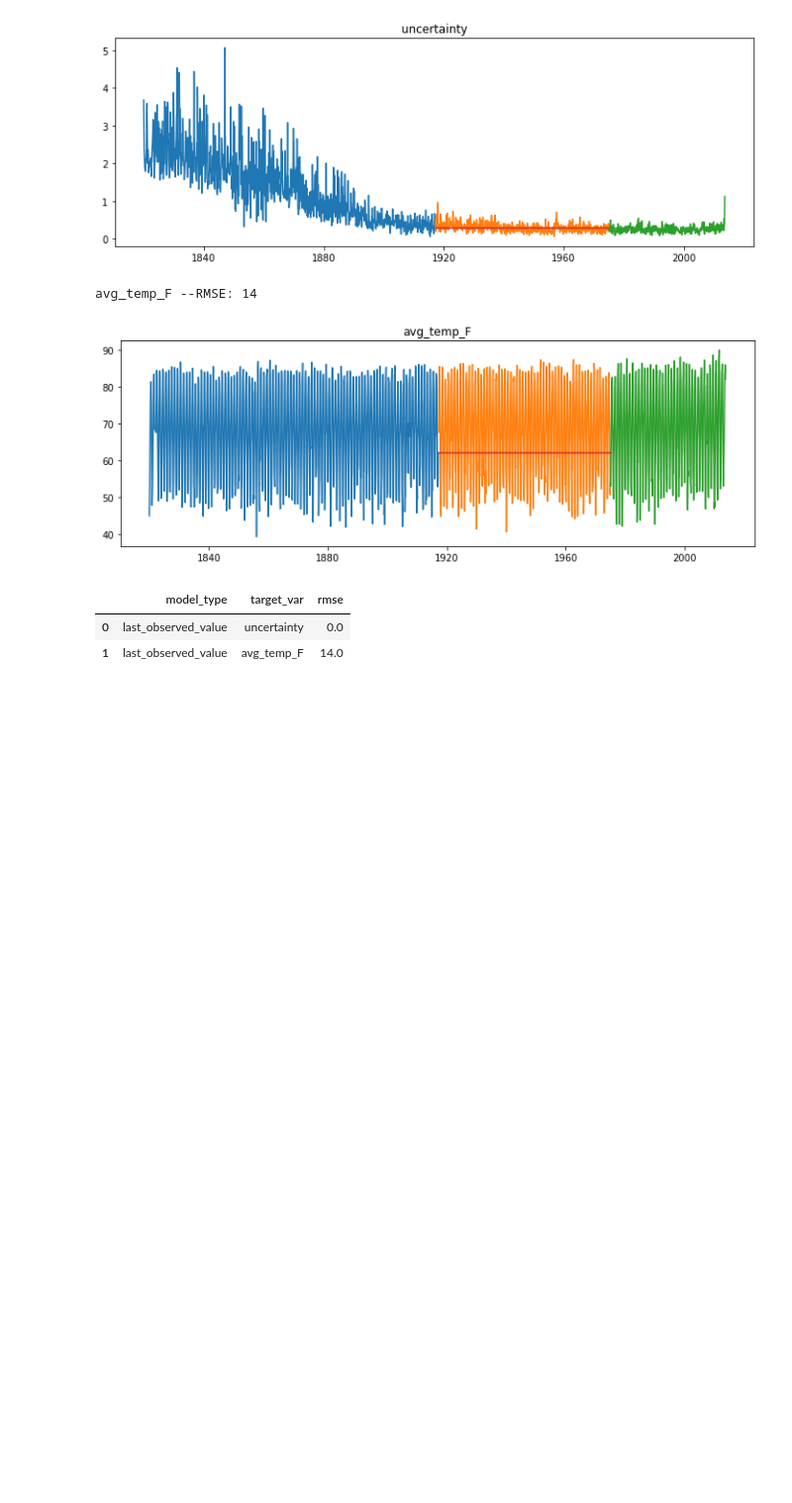
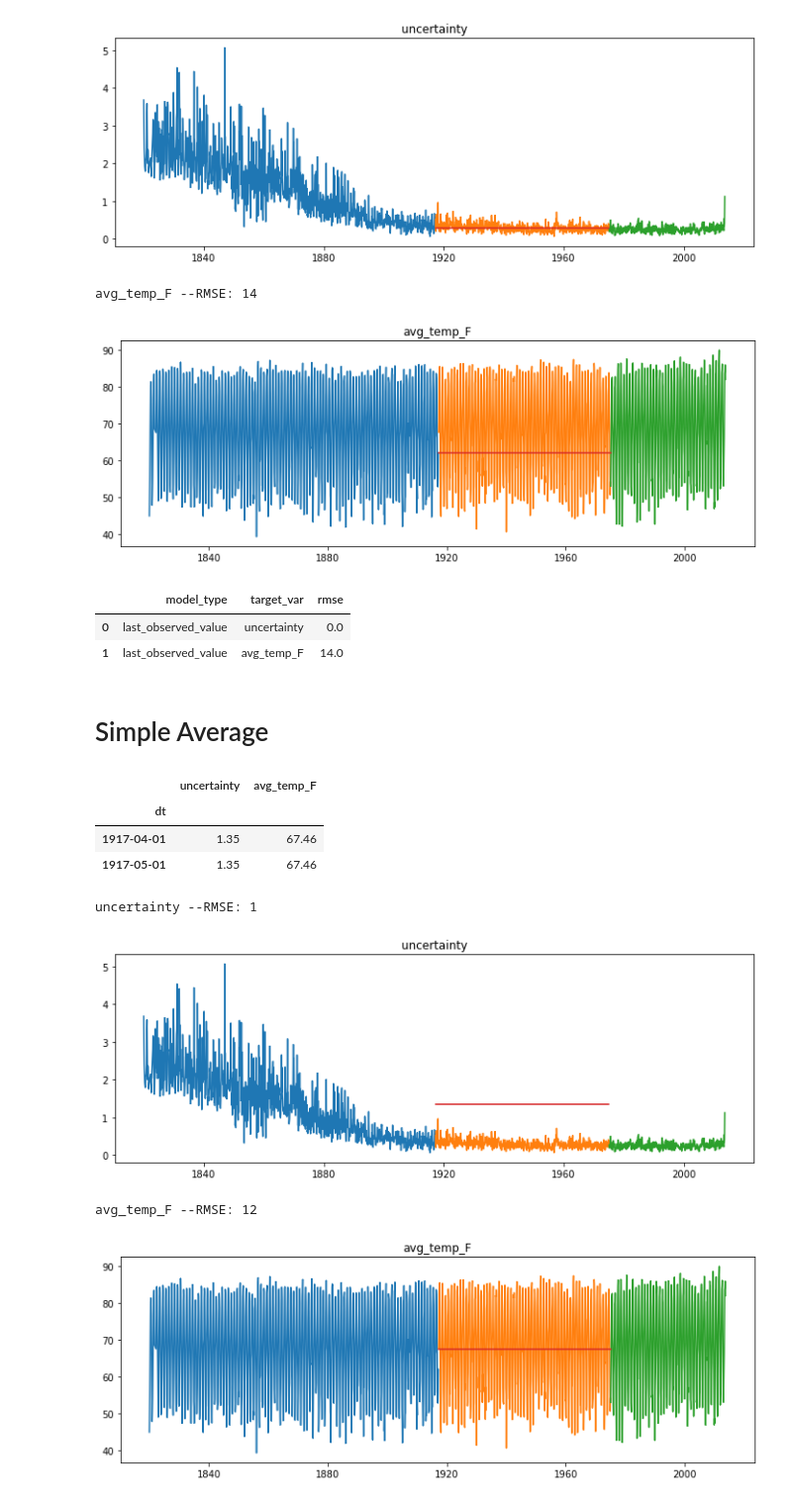
Before and after one commit to lopezelihezer/time-series-exercises, a Jupyter notebook: E2E_exercise.ipynb, the cells around one changed output. Shown at 99% size. Saved outputs shown, nothing was run; the diff lists cells and outputs as text; code cells hidden in the pictures; blank space fills up the shorter version.

```diff
--- a/E2E_exercise.ipynb
+++ b/E2E_exercise.ipynb
@@ -318,3 +318,24 @@ eval_df
 |  | model_type | target_var | rmse |
 | 0 | last_observed_value | uncertainty | 0.0 |
 | 1 | last_observed_value | avg_temp_F | 14.0 |
+# %% [markdown]
+# Simple Average
+# %%
+u = round(train['uncertainty'].mean(), 2)
+at = round(train['avg_temp_F'].mean(), 2)
+yhat_df = pd.DataFrame({'uncertainty': [u], 'avg_temp_F': [at]}, index = validate.index)
+yhat_df.head(2)
+# %% [output]
+|  | uncertainty | avg_temp_F |
+| dt |  |  |
+| 1917-04-01 | 1.35 | 67.46 |
+| 1917-05-01 | 1.35 | 67.46 |
+# %%
+for col in train.columns:
+    plot_and_eval(col)
+    eval_df = append_eval_df(model_type = 'simple_avg', target_var = col)
+# %% [output]
+uncertainty --RMSE: 1
+[figure, added]
+avg_temp_F --RMSE: 12
+[figure, added]
```
Also changed, not shown: parts of 34 cells of this notebook.
